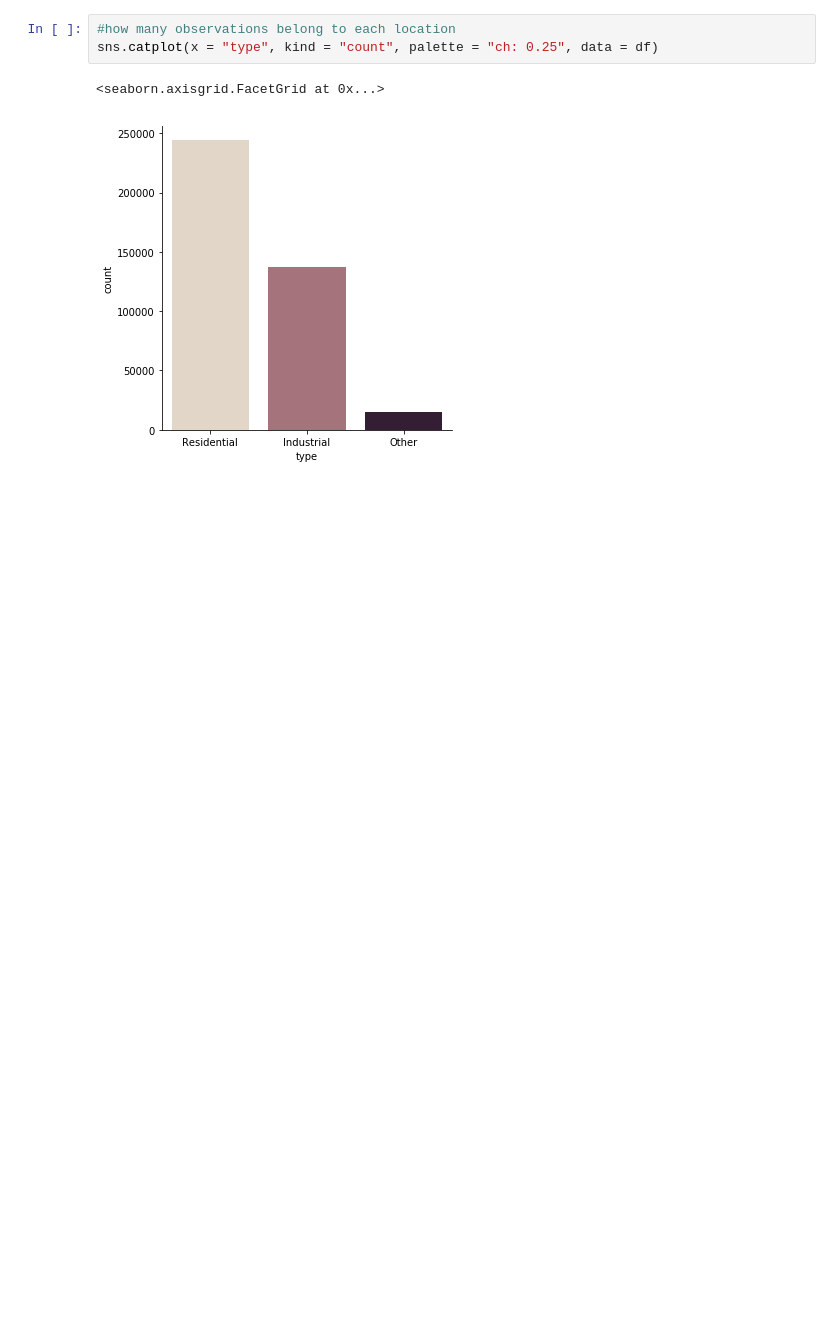
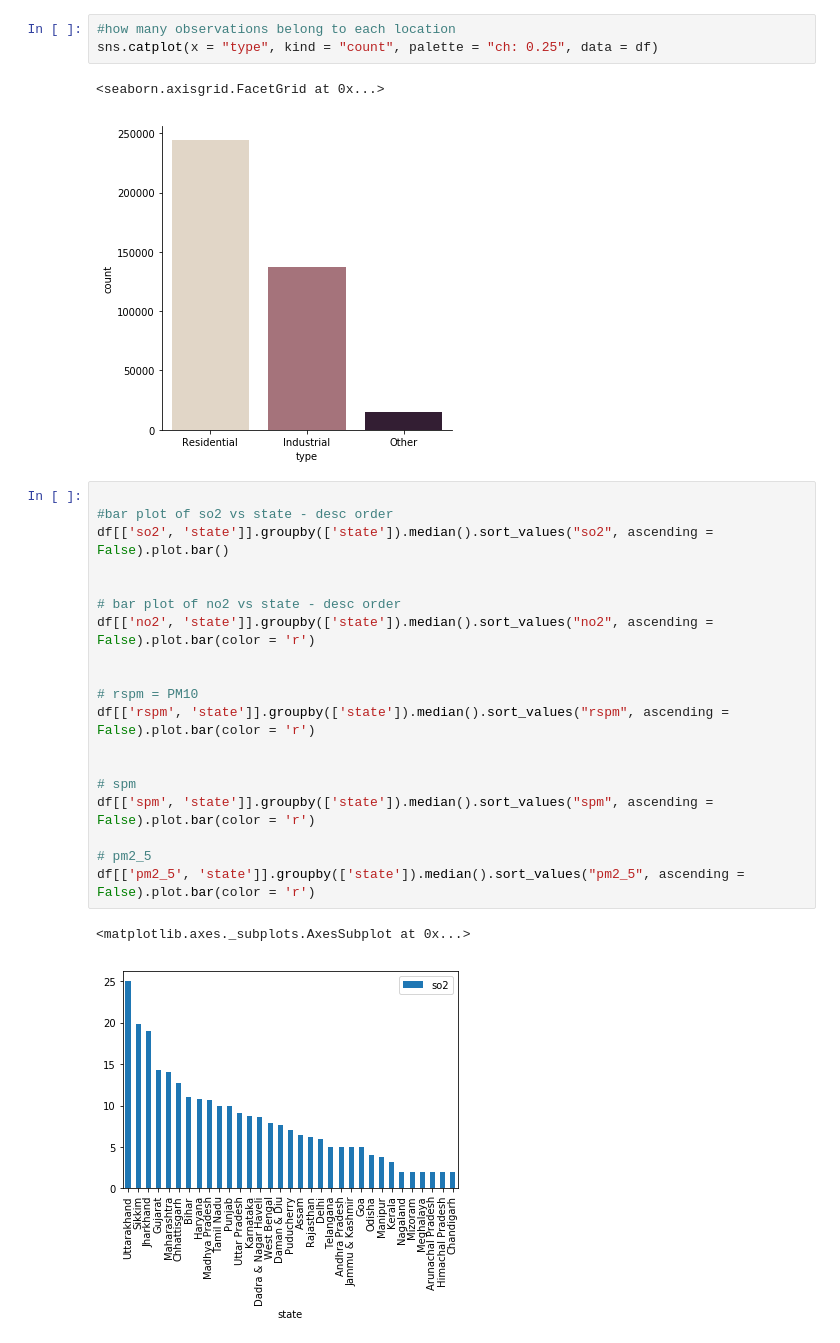
Before and after one commit to somya-anchalia/Data-Analytics-Projects, a Jupyter notebook: Air Pollution - India/air-pollution-analysis.ipynb, the cells around one changed output. Saved outputs shown, nothing was run; the diff lists cells and outputs as text; blank space fills up the shorter version.

```diff
--- a/Air Pollution - India/air-pollution-analysis.ipynb
+++ b/Air Pollution - India/air-pollution-analysis.ipynb
@@ -147,3 +147,25 @@ sns.catplot(x = "type", kind = "count", palette = "ch: 0.25", data = df)
 # %% [output]
 <seaborn.axisgrid.FacetGrid at 0x...>
 [figure]
+# %%
+
+#bar plot of so2 vs state - desc order
+df[['so2', 'state']].groupby(['state']).median().sort_values("so2", ascending = False).plot.bar()
+
+
+# bar plot of no2 vs state - desc order
+df[['no2', 'state']].groupby(['state']).median().sort_values("no2", ascending = False).plot.bar(color = 'r')
+
+
+# rspm = PM10
+df[['rspm', 'state']].groupby(['state']).median().sort_values("rspm", ascending = False).plot.bar(color = 'r')
+
+
+# spm
+df[['spm', 'state']].groupby(['state']).median().sort_values("spm", ascending = False).plot.bar(color = 'r')
+
+# pm2_5
+df[['pm2_5', 'state']].groupby(['state']).median().sort_values("pm2_5", ascending = False).plot.bar(color = 'r')
+# %% [output]
+<matplotlib.axes._subplots.AxesSubplot at 0x...>
+[figure, added]
```
Also changed, not shown: parts of 7 cells of this notebook.
